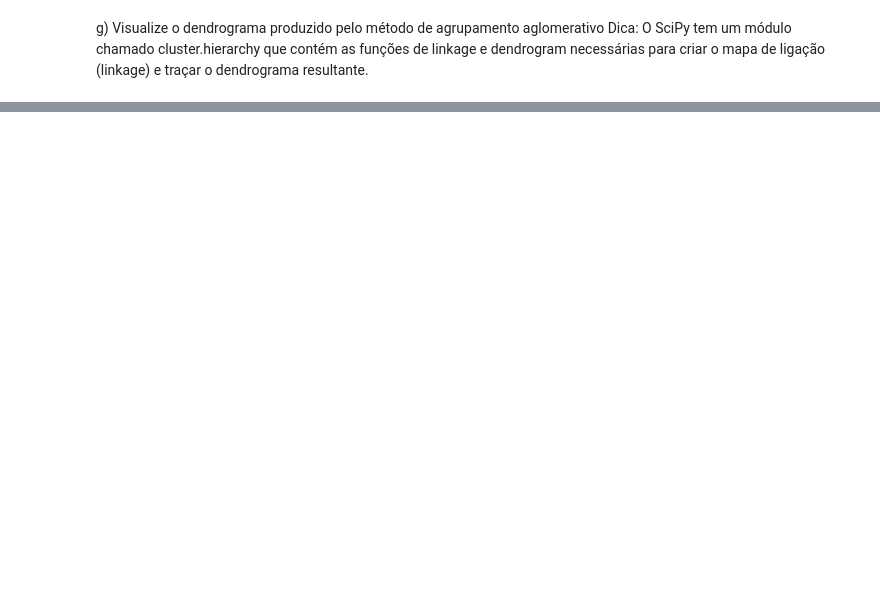
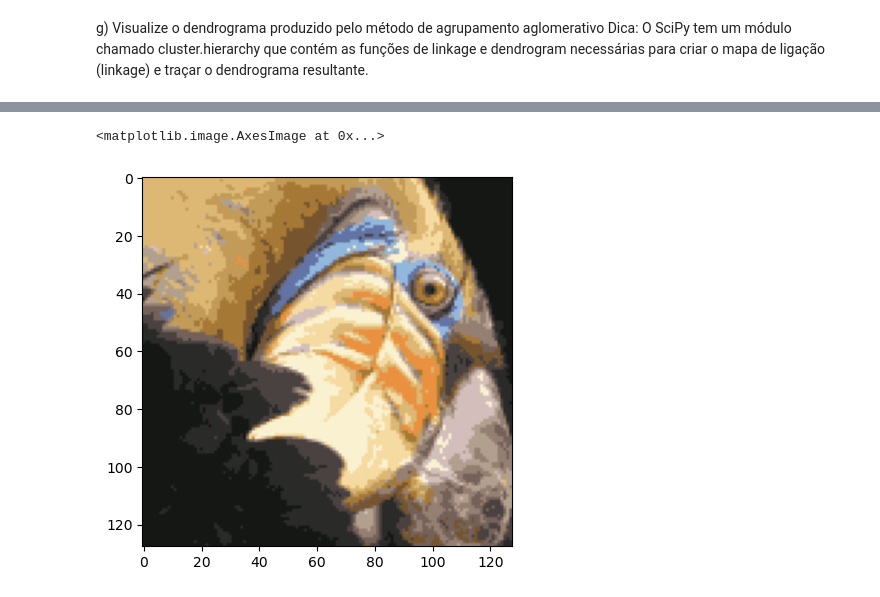
Before and after one commit to pedrosantos1403/CI-Algorithms, a Jupyter notebook: Kmeans/Kmeans.ipynb, the cells around one changed output, grey strips where cells are left out. Drawn from its saved outputs; the diff is of its cells as text; code cells hidden in the pictures; blank space fills up the shorter version.

Commit message:
kmeans completed

```diff
--- a/Kmeans/Kmeans.ipynb
+++ b/Kmeans/Kmeans.ipynb
@@ -191,0 +222,6 @@ g) Visualize o dendrograma produzido pelo método de agrupamento aglomerativo Di
+# %%
+# normalize colors
+colors = data / 255
+colors = np.reshape(colors, (colors.shape[0] * colors.shape[1], colors.shape[2]))
+print(colors,'\n')
+print(colors.shape)
@@ -191,0 +238,5 @@ g) Visualize o dendrograma produzido pelo método de agrupamento aglomerativo Di
+# %%
+# Using K-Means to select colors
+kmeans_colors = KMeans(n_clusters=16).fit(colors)
+selected_colors = kmeans_colors.cluster_centers_
+print(selected_colors)
@@ -191,0 +260,4 @@ g) Visualize o dendrograma produzido pelo método de agrupamento aglomerativo Di
+# %%
+# map colors
+mapped_colors = selected_colors[kmeans_colors.predict(colors).astype(int), :]
+print(mapped_colors)
@@ -191,0 +272,4 @@ g) Visualize o dendrograma produzido pelo método de agrupamento aglomerativo Di
+# %%
+# reshape image
+resized_image = np.reshape(mapped_colors, (data.shape[0], data.shape[1], data.shape[2]))
+print(resized_image)
@@ -191,0 +294,6 @@ g) Visualize o dendrograma produzido pelo método de agrupamento aglomerativo Di
+# %%
+# show result
+plt.imshow(resized_image)
+# %% [output]
+<matplotlib.image.AxesImage at 0x...>
+[figure, added]
```
Also changed, not shown: parts of 11 cells of this notebook.
